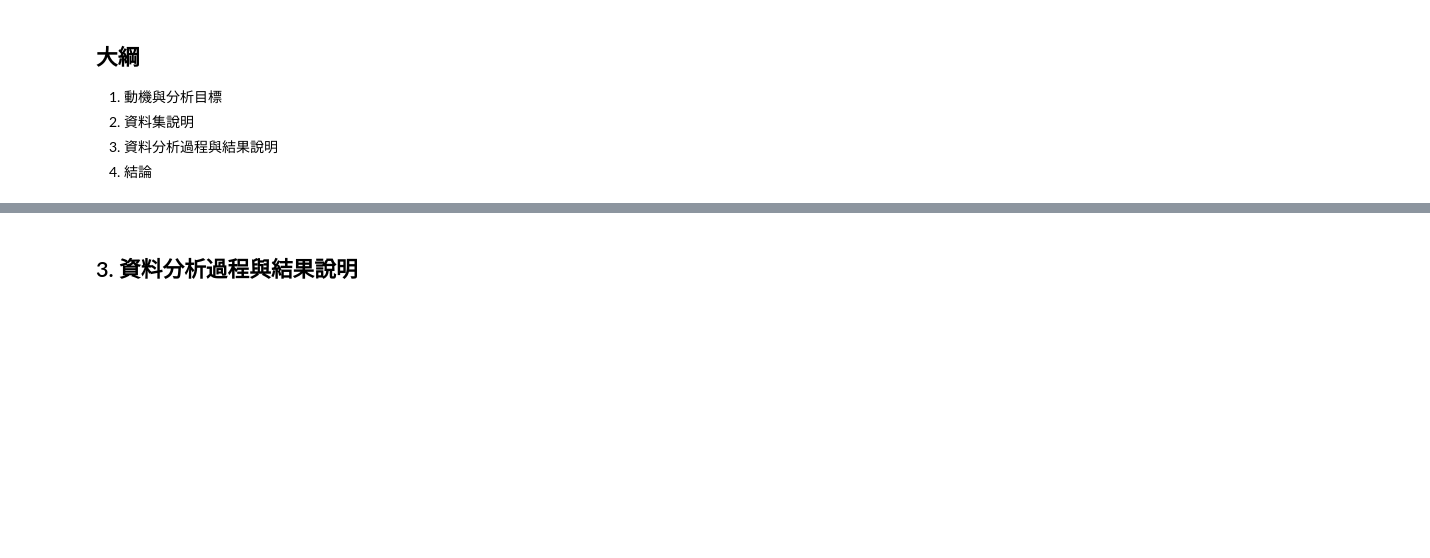
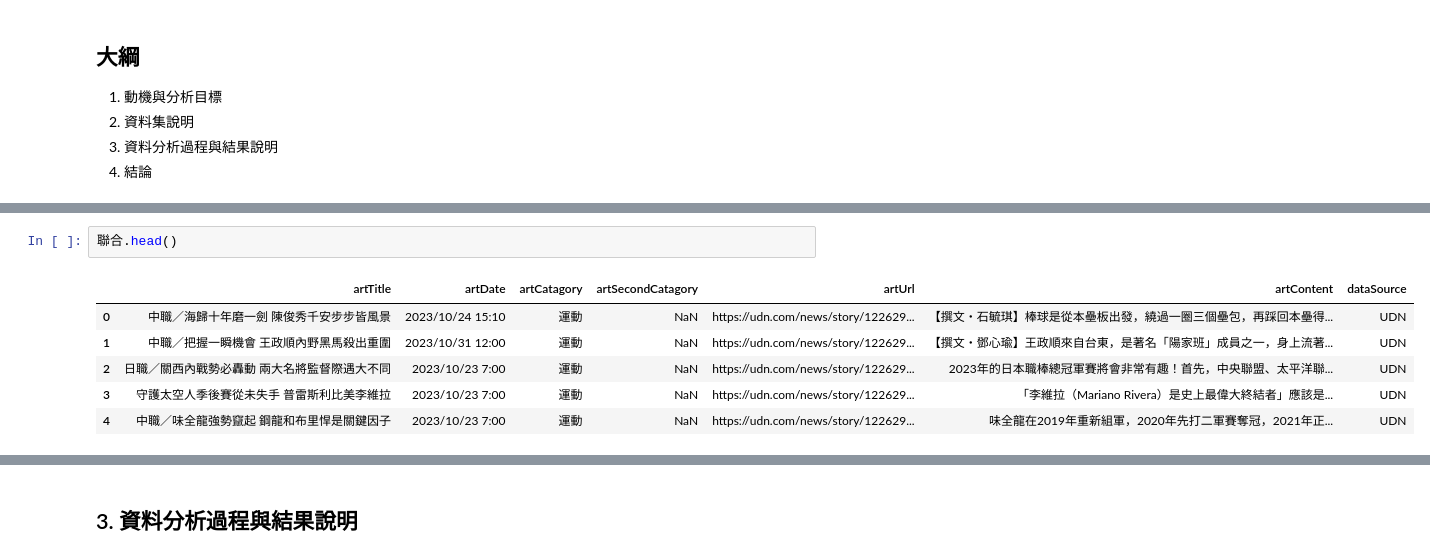
Before and after one commit to weiyu9805/SMA_project, a Jupyter notebook: project1.ipynb, the cells around one changed output, grey strips where cells are left out. Drawn from its saved outputs; the diff is of its cells as text; blank space fills up the shorter version.

```diff
--- a/project1.ipynb
+++ b/project1.ipynb
@@ -27,0 +70,9 @@
+# %%
+聯合.head()
+# %% [output]
+|  | artTitle | artDate | artCatagory | artSecondCatagory | artUrl | artContent | dataSource |
+| 0 | 中職／海歸十年磨一劍 陳俊秀千安步步皆風景 | 2023/10/24 15:10 | 運動 | NaN | https://udn.com/news/story/122629... | 【撰文・石毓琪】棒球是從本壘板出發，繞過一圈三個壘包，再踩回本壘得... | UDN |
+| 1 | 中職／把握一瞬機會 王政順內野黑馬殺出重圍 | 2023/10/31 12:00 | 運動 | NaN | https://udn.com/news/story/122629... | 【撰文・鄧心瑜】王政順來自台東，是著名「陽家班」成員之一，身上流著... | UDN |
+| 2 | 日職／關西內戰勢必轟動 兩大名將監督際遇大不同 | 2023/10/23 7:00 | 運動 | NaN | https://udn.com/news/story/122629... | 2023年的日本職棒總冠軍賽將會非常有趣！首先，中央聯盟、太平洋聯... | UDN |
+| 3 | 守護太空人季後賽從未失手 普雷斯利比美李維拉 | 2023/10/23 7:00 | 運動 | NaN | https://udn.com/news/story/122629... | 「李維拉（Mariano Rivera）是史上最偉大終結者」應該是... | UDN |
+| 4 | 中職／味全龍強勢竄起 鋼龍和布里悍是關鍵因子 | 2023/10/23 7:00 | 運動 | NaN | https://udn.com/news/story/122629... | 味全龍在2019年重新組軍，2020年先打二軍賽奪冠，2021年正... | UDN |
```
Also changed, not shown: parts of 18 cells of this notebook, 6 other files.
